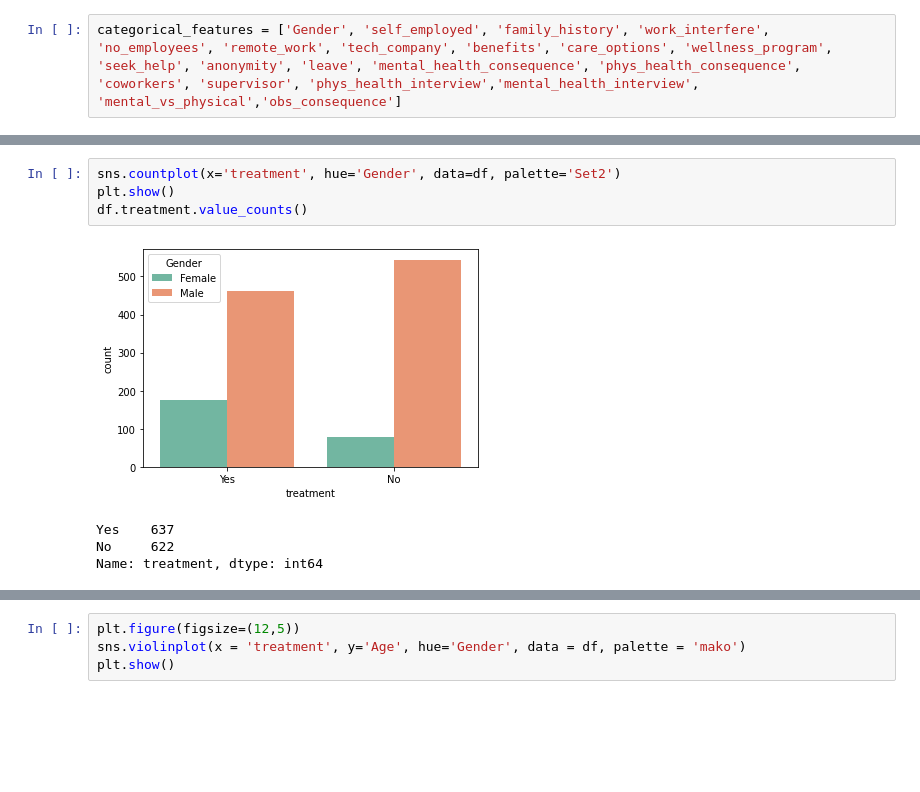
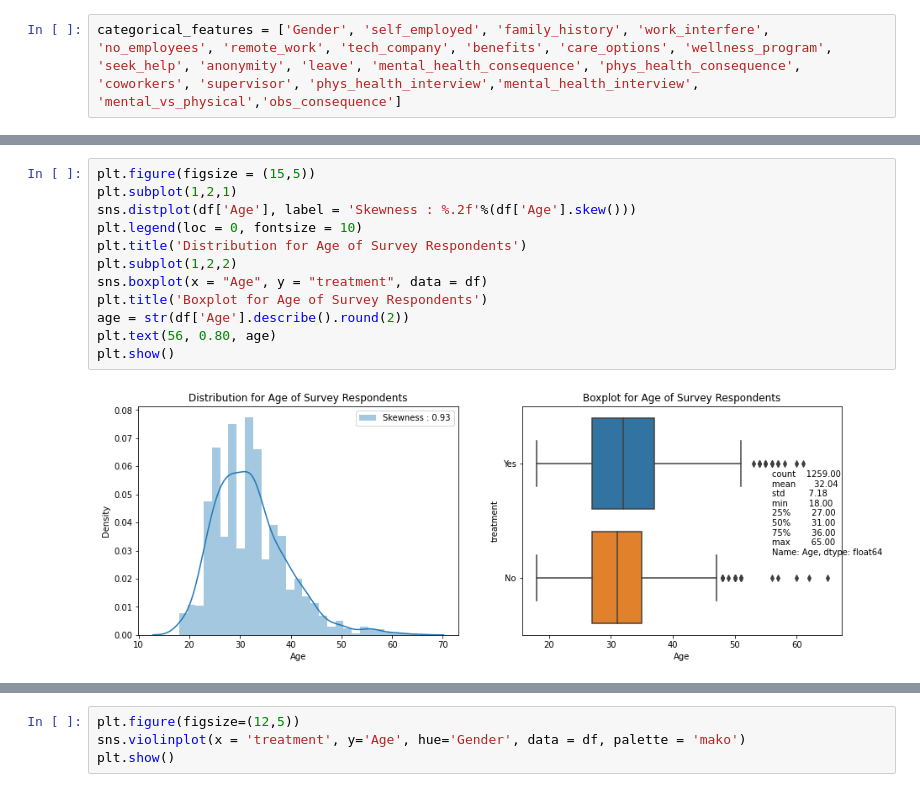
Before and after one commit to koriisabellaa/mental-health-predict, a Jupyter notebook: Feature_Eng_Mental_Health_in_Tech_Survey.ipynb, the cells around one changed output, grey strips where cells are left out. Saved outputs shown, nothing was run; the diff lists cells and outputs as text; blank space fills up the shorter version.

Commit message:
fix model with feature eng and visualize

```diff
--- a/Feature_Eng_Mental_Health_in_Tech_Survey.ipynb
+++ b/Feature_Eng_Mental_Health_in_Tech_Survey.ipynb
@@ -380,9 +293,14 @@ Yes                376        29.9
-# %%
-sns.countplot(x='treatment', hue='Gender', data=df, palette='Set2')
-plt.show()
-df.treatment.value_counts()
-# %% [output]
-[figure, removed]
-Yes    637
-No     622
-Name: treatment, dtype: int64
+# %%
+plt.figure(figsize = (15,5))
+plt.subplot(1,2,1)
+sns.distplot(df['Age'], label = 'Skewness : %.2f'%(df['Age'].skew()))
+plt.legend(loc = 0, fontsize = 10)
+plt.title('Distribution for Age of Survey Respondents')
+plt.subplot(1,2,2)
+sns.boxplot(x = "Age", y = "treatment", data = df)
+plt.title('Boxplot for Age of Survey Respondents')
+age = str(df['Age'].describe().round(2))
+plt.text(56, 0.80, age)
+plt.show()
+# %% [output]
+[figure, added]
```
Also changed, not shown: parts of 19 cells of this notebook.
